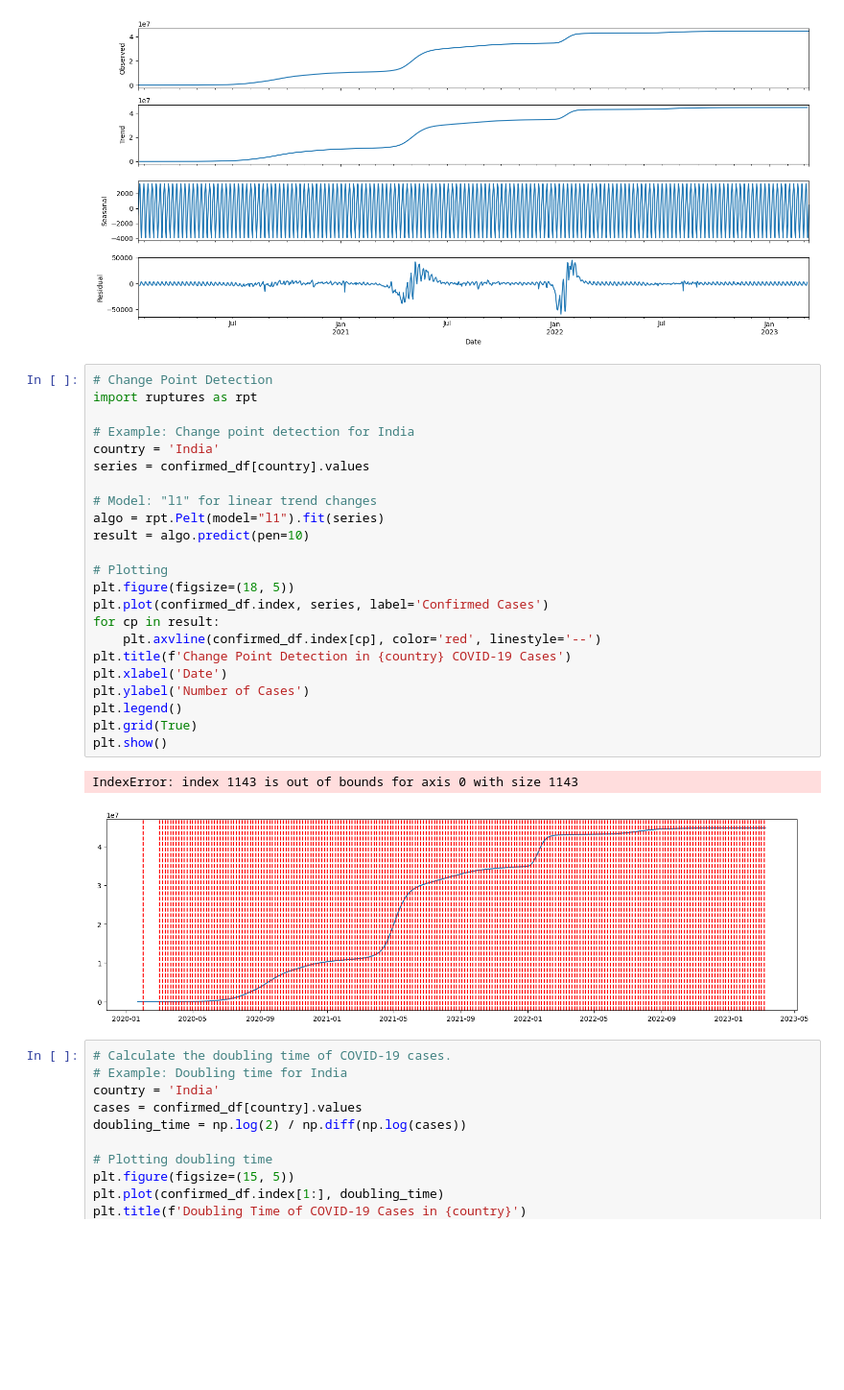
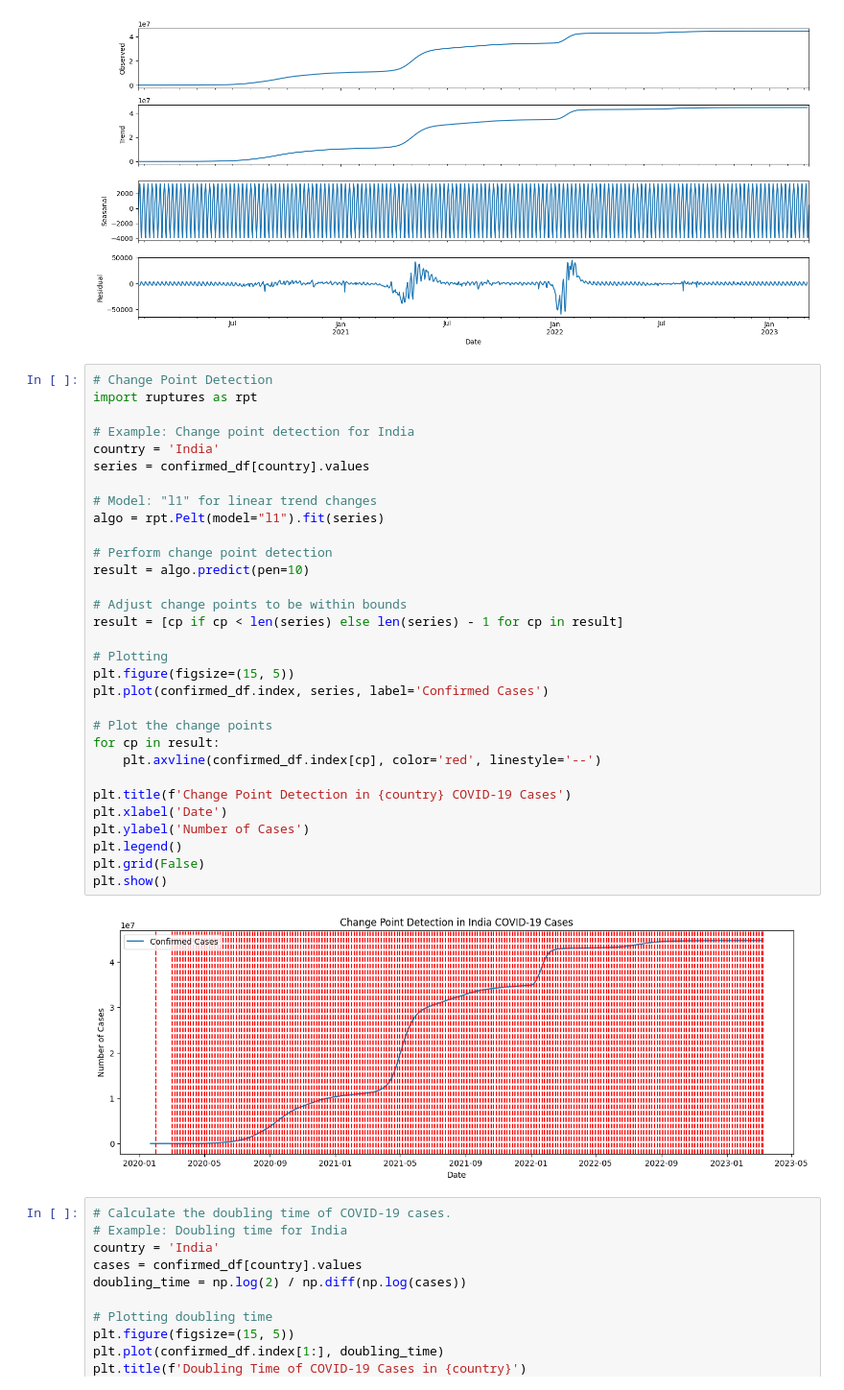
Before and after one commit to Akshay-Paunikar/Statistics_for_Data_Science, a Jupyter notebook: Data_Analysis/Covid_19/Covid_19_Data_Analysis.ipynb, the cells around one changed output. Shown at 96% size. Drawn from its saved outputs; the diff is of its cells as text; blank space fills up the shorter version.

Commit message:
Covid 19 -Error in change point detection resolved

```diff
--- a/Data_Analysis/Covid_19/Covid_19_Data_Analysis.ipynb
+++ b/Data_Analysis/Covid_19/Covid_19_Data_Analysis.ipynb
@@ -311,29 +311,36 @@ plt.show()
 # %%
 # Change Point Detection
 import ruptures as rpt
 
 # Example: Change point detection for India
 country = 'India'
 series = confirmed_df[country].values
 
 # Model: "l1" for linear trend changes
 algo = rpt.Pelt(model="l1").fit(series)
+
+# Perform change point detection
 result = algo.predict(pen=10)
 
+# Adjust change points to be within bounds
+result = [cp if cp < len(series) else len(series) - 1 for cp in result]
+
 # Plotting
-plt.figure(figsize=(18, 5))
+plt.figure(figsize=(15, 5))
 plt.plot(confirmed_df.index, series, label='Confirmed Cases')
+
+# Plot the change points
 for cp in result:
     plt.axvline(confirmed_df.index[cp], color='red', linestyle='--')
+
 plt.title(f'Change Point Detection in {country} COVID-19 Cases')
 plt.xlabel('Date')
 plt.ylabel('Number of Cases')
 plt.legend()
-plt.grid(True)
+plt.grid(False)
 plt.show()
 # %% [output]
-IndexError: index 1143 is out of bounds for axis 0 with size 1143
-[figure, old version]
+[figure, new version]
 # %%
 # Calculate the doubling time of COVID-19 cases.
 # Example: Doubling time for India
```
